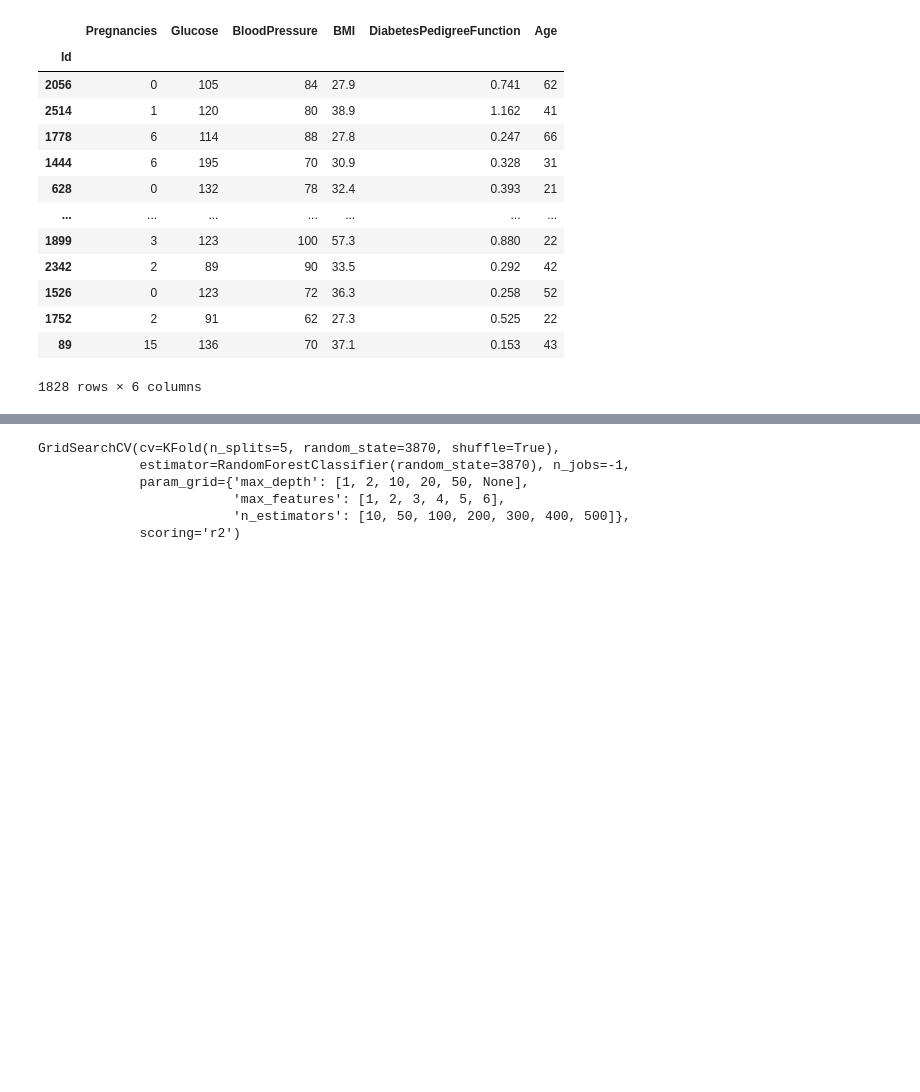
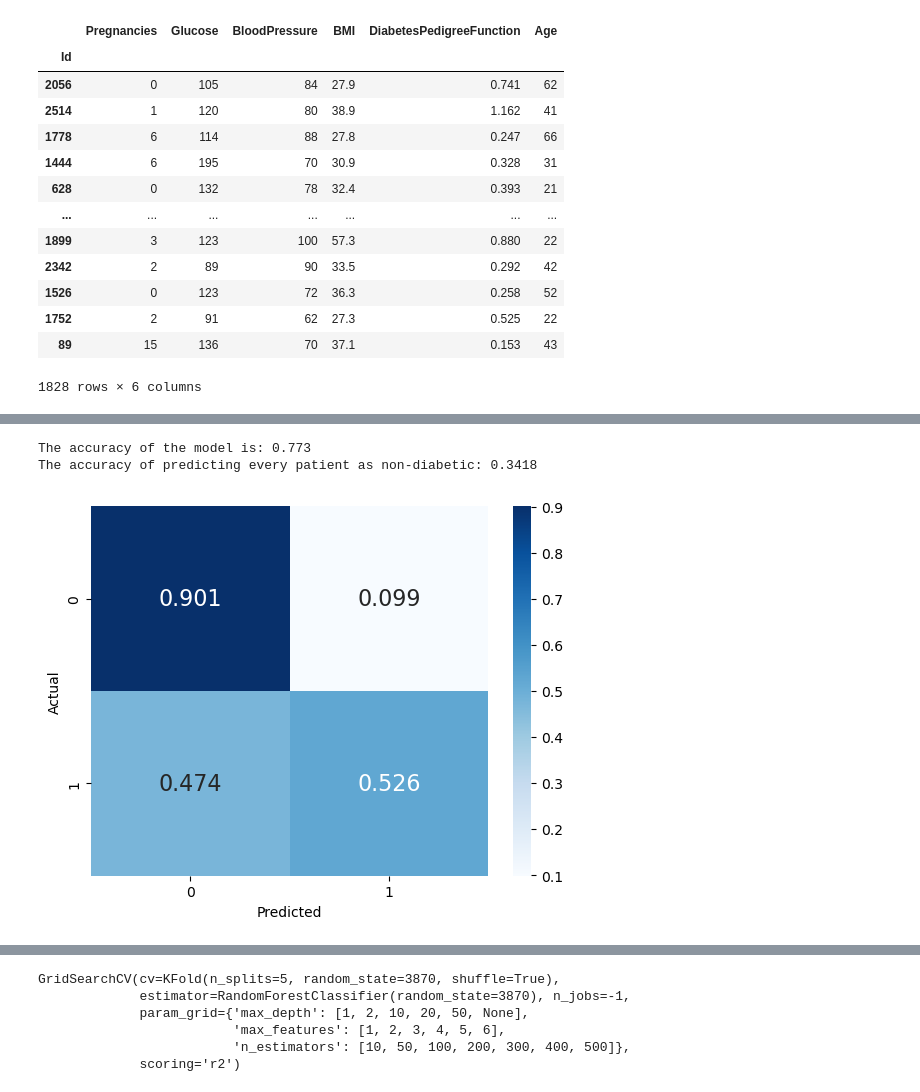
Before and after one commit to estasko/data_science_pinnacle, a Jupyter notebook: main.ipynb, the cells around one changed output, grey strips where cells are left out. Saved outputs shown, nothing was run; the diff lists cells and outputs as text; code cells hidden in the pictures; blank space fills up the shorter version.

Commit message:
added logistic regression

```diff
--- a/main.ipynb
+++ b/main.ipynb
@@ -406,0 +410,10 @@ x_train
+# %%
+log_reg = (
+    lm.LogisticRegression(penalty = None, solver = 'lbfgs', max_iter = 1000)
+    .fit(X = x_train, y = y_train)
+)
+# Displaying the model estimates
+pd.DataFrame({
+    'term': ['intercept'] + x_train.columns.tolist(),
+    'estimate': np.concatenate((log_reg.intercept_, log_reg.coef_.flatten()), axis = 0).round(3)
+})
@@ -407,3 +429,34 @@ x_train
+# %%
+def threshold_pred(p, t):
+    return (p >= t) * 1
+
+log_reg_prob = log_reg.predict_proba(X = x_test)[:,1]
+log_reg_predict = threshold_pred(log_reg_prob, 0.5)
+
+log_reg_predict
+print(f'The accuracy of the model is: {np.mean(log_reg_predict == np.array(y_test)).round(4)}')
+print(f'The accuracy of predicting every patient as non-diabetic: {np.mean(y_test).round(4)}')
+# %% [output]
+The accuracy of the model is: 0.773
+The accuracy of predicting every patient as non-diabetic: 0.3418
+# %%
+# Create a confusion matrix with the percent accurately predicted
+logistic_regression_confusion_matrix = confusion_matrix(
+    y_true = y_test,
+    y_pred = log_reg_predict,
+    normalize = 'true'
+)
+# %%
+# Display the confusion matrix
+sns.heatmap(logistic_regression_confusion_matrix,
+           annot = True,
+           fmt = '.3f',
+           cmap = 'Blues',
+           annot_kws = {'size': 16})
+plt.xlabel("Predicted")
+plt.ylabel("Actual");
+# %% [output]
+[figure, added]
 # %%
 # Form the grid of values to choose hyper parameters from
 hps_grid = {
```
Also changed, not shown: parts of 7 cells of this notebook, 1 other file.
